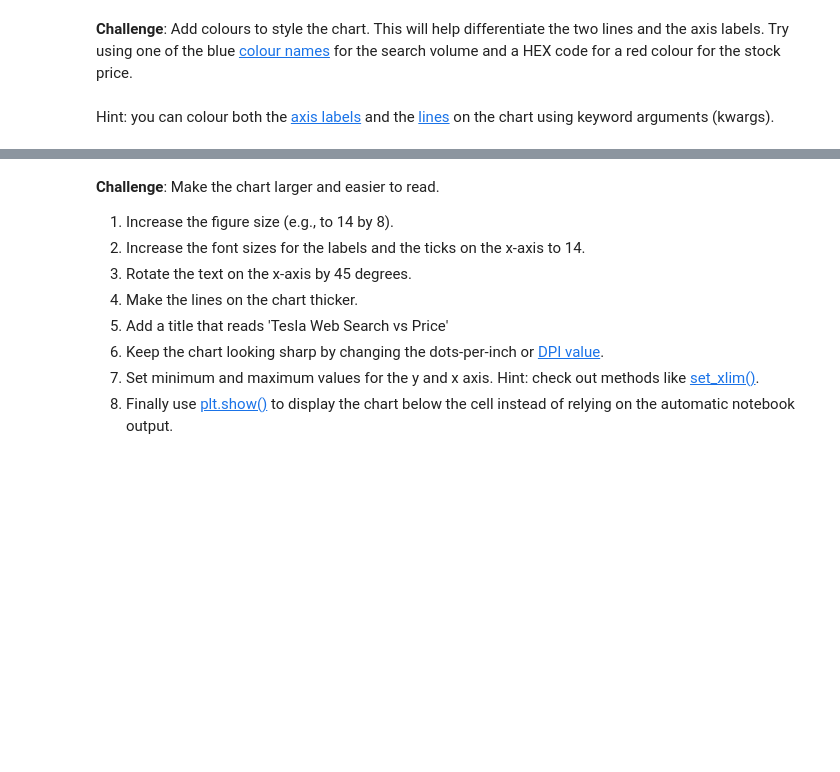
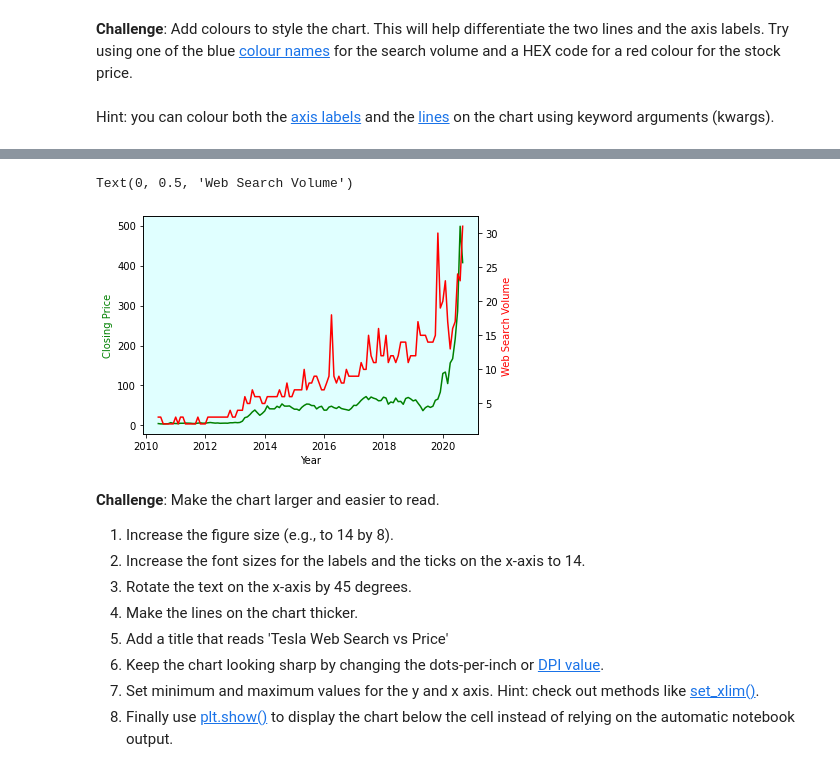
Before and after one commit to SadSack963/day-74_google_trends, a Jupyter notebook: Google Trends and Data Visualisation.ipynb, the cells around one changed output, grey strips where cells are left out. Drawn from its saved outputs; the diff is of its cells as text; code cells hidden in the pictures; blank space fills up the shorter version.

```diff
--- a/Google Trends and Data Visualisation.ipynb
+++ b/Google Trends and Data Visualisation.ipynb
@@ -210,3 +431,17 @@ Hint: you can colour both the [axis labels](https://matplotlib.org/3.3.2/api/tex
+# %%
+ax1 = plt.gca() # get current axes
+ax2 = ax1.twinx() # create another axis object, sharing the x axis
+ax1.set_xlabel("Year")
+ax1.set_facecolor("lightcyan")
+
+ax1.plot(df_tesla['MONTH'], df_tesla['TSLA_USD_CLOSE'], color='green')  # fully specified color
+ax1.set_ylabel("Closing Price", color="green")# fully specified color
+
+ax2.plot(df_tesla['MONTH'], df_tesla['TSLA_WEB_SEARCH'], 'r')  # abbreviated color
+ax2.set_ylabel("Web Search Volume", color="r")  # abbreviated color
+# %% [output]
+Text(0, 0.5, 'Web Search Volume')
+[figure, added]
 # %% [markdown]
 **Challenge**: Make the chart larger and easier to read.
 1. Increase the figure size (e.g., to 14 by 8).
```
Also changed, not shown: parts of 35 cells of this notebook.
